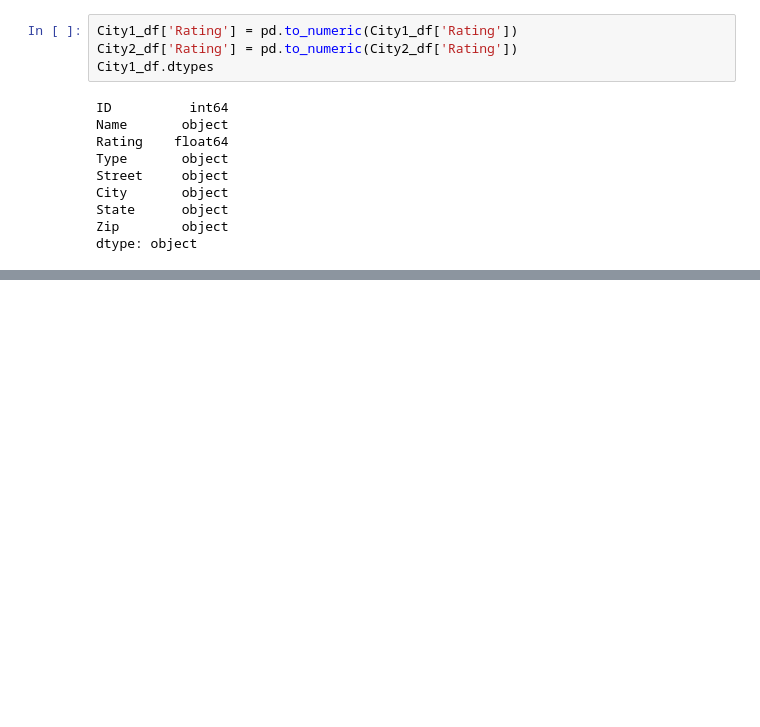
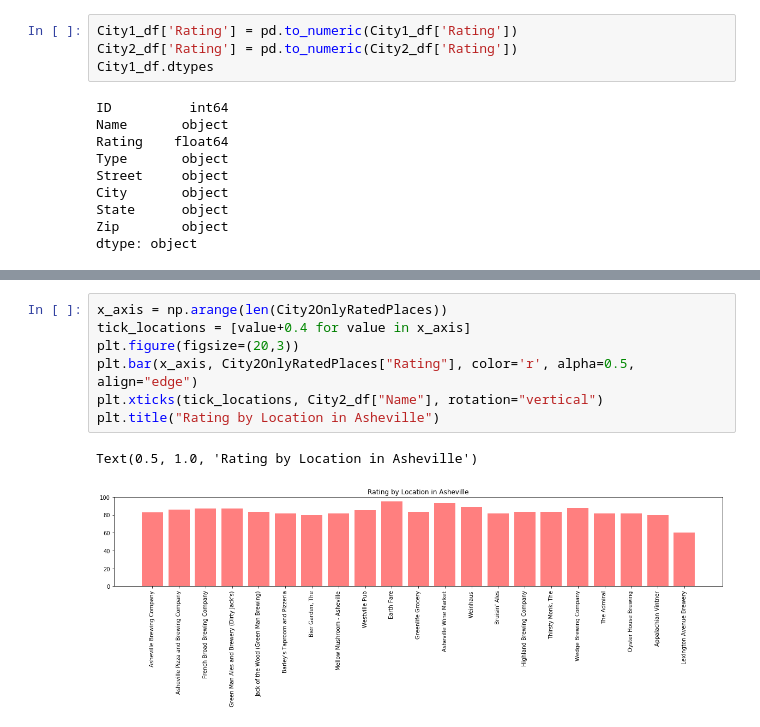
Before and after one commit to adammalynn/Incredible6, a Jupyter notebook: BeerMapping.ipynb, the cells around one changed output, grey strips where cells are left out. Drawn from its saved outputs; the diff is of its cells as text; blank space fills up the shorter version.

```diff
--- a/BeerMapping.ipynb
+++ b/BeerMapping.ipynb
@@ -222,0 +203,10 @@ City1_df
+# %%
+x_axis = np.arange(len(City2OnlyRatedPlaces))
+tick_locations = [value+0.4 for value in x_axis]
+plt.figure(figsize=(20,3))
+plt.bar(x_axis, City2OnlyRatedPlaces["Rating"], color='r', alpha=0.5, align="edge")
+plt.xticks(tick_locations, City2_df["Name"], rotation="vertical")
+plt.title("Rating by Location in Asheville")
+# %% [output]
+Text(0.5, 1.0, 'Rating by Location in Asheville')
+[figure, added]
```
Also changed, not shown: parts of 3 cells of this notebook.
